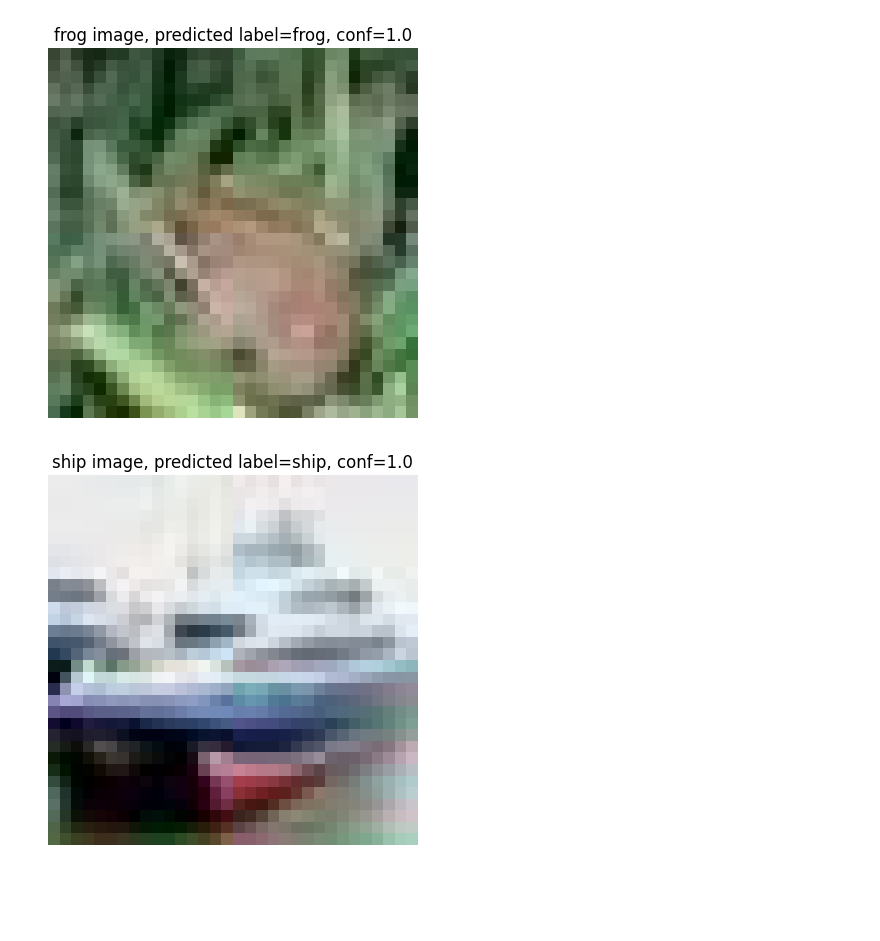
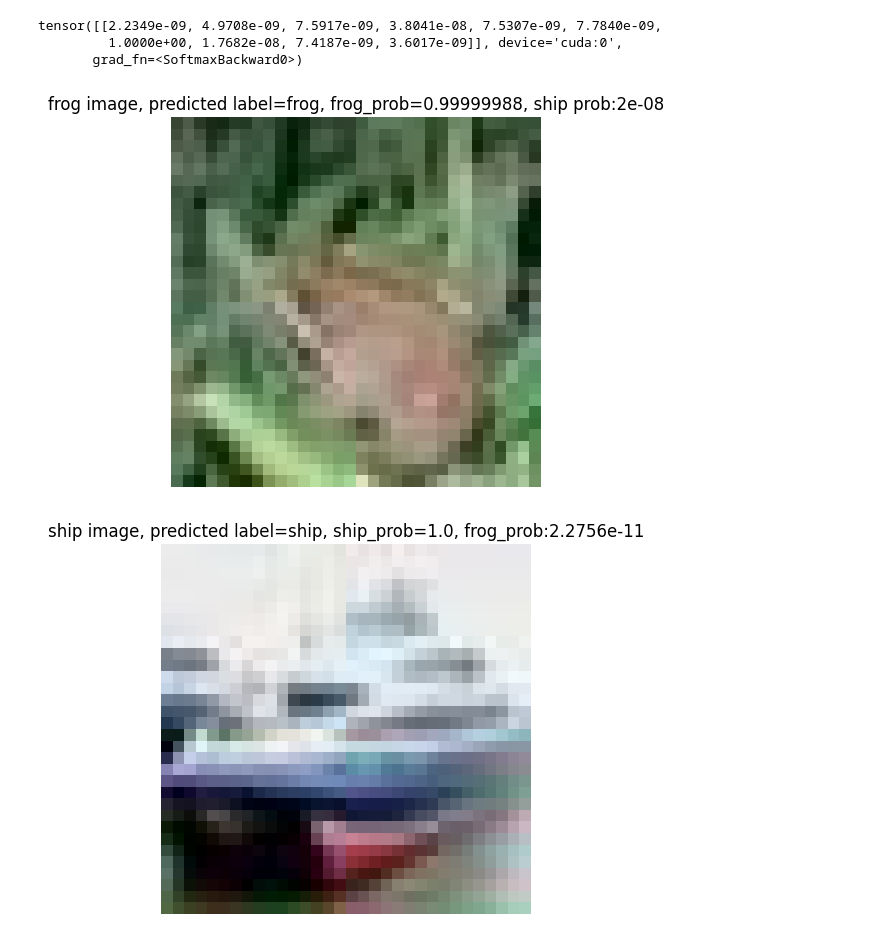
Before and after one commit to alirezasakhaei/SPML_Course2023_Homeworks, a Jupyter notebook: HW06/poisoning_example_generation.ipynb, the cells around one changed output. Cells and saved outputs as stored; diff of their text form; code cells hidden in the pictures; blank space fills up the shorter version.

```diff
--- a/HW06/poisoning_example_generation.ipynb
+++ b/HW06/poisoning_example_generation.ipynb
@@ -16,8 +16,8 @@ from torch.autograd import Variable
 device = torch.device('cuda:0' if torch.cuda.is_available() else 'cpu')
 # %%
 transform = transforms.Compose(
-    [transforms.ToTensor(),
-     transforms.Normalize((0.5, 0.5, 0.5), (0.5, 0.5, 0.5))])
+    [transforms.ToTensor()])
+    #  transforms.Normalize((0.5, 0.5, 0.5), (0.5, 0.5, 0.5))])
 
 batch_size = 1024
 
@@ -103,37 +102,47 @@ Epoch: 9 || Train Acc: 0.7915, Test Acc: 0.7438
 # %%
 di = model.state_dict()
 torch.save(di, 'model_state_dict.pth')
+# %%
+frog = plt.imread('frog.jpeg')
+model(transform(frog).to(device).unsqueeze(dim=0))
+# %% [output]
+tensor([[2.2349e-09, 4.9708e-09, 7.5917e-09, 3.8041e-08, 7.5307e-09, 7.7840e-09,
+         1.0000e+00, 1.7682e-08, 7.4187e-09, 3.6017e-09]], device='cuda:0',
+       grad_fn=<SoftmaxBackward0>)
 # %%
 #### To Do (2 pts) #####
 # Show the frog and ship images
 # Evaluate model on them (compute predicted label)
 frog = plt.imread('frog.jpeg')
 ship = plt.imread('ship.jpeg')
 
 frog_tensor = transform(frog).to(device).unsqueeze(dim=0)
 ship_tensor = transform(ship).to(device).unsqueeze(dim=0)
 
 model.eval()
 pred_frog = model(frog_tensor)
 pred_ship = model(ship_tensor)
 
 frog_conf = pred_frog[0, 6].item()
+frog_conf_ship = pred_frog[0, 8].item()
+
 ship_conf = pred_ship[0, 8].item()
+ship_conf_frog = pred_ship[0, 6].item()
 
 frog_label = pred_frog.max(1)[1]
 ship_label = pred_ship.max(1)[1]
 
 plt.imshow(frog)
-plt.title(f'frog image, predicted label={classes[frog_label]}, conf={round(frog_conf, 2)}')
+plt.title(f'frog image, predicted label={classes[frog_label]}, frog_prob={round(frog_conf, 8)}, ship prob:{round(frog_conf_ship, 8)}')
 plt.axis(False)
 plt.show()
 
 plt.imshow(ship)
-plt.title(f'ship image, predicted label={classes[ship_label]}, conf={round(ship_conf, 2)}')
+plt.title(f'ship image, predicted label={classes[ship_label]}, ship_prob={round(ship_conf, 8)}, frog_prob:{round(ship_conf_frog, 15)}')
 plt.axis(False)
 plt.show()
 ################
 # %% [output]
-[figure, old version]
+[figure, new version]
-[figure, old version]
+[figure, new version]
 # %%
```
Also changed, not shown: parts of 5 cells of this notebook.
